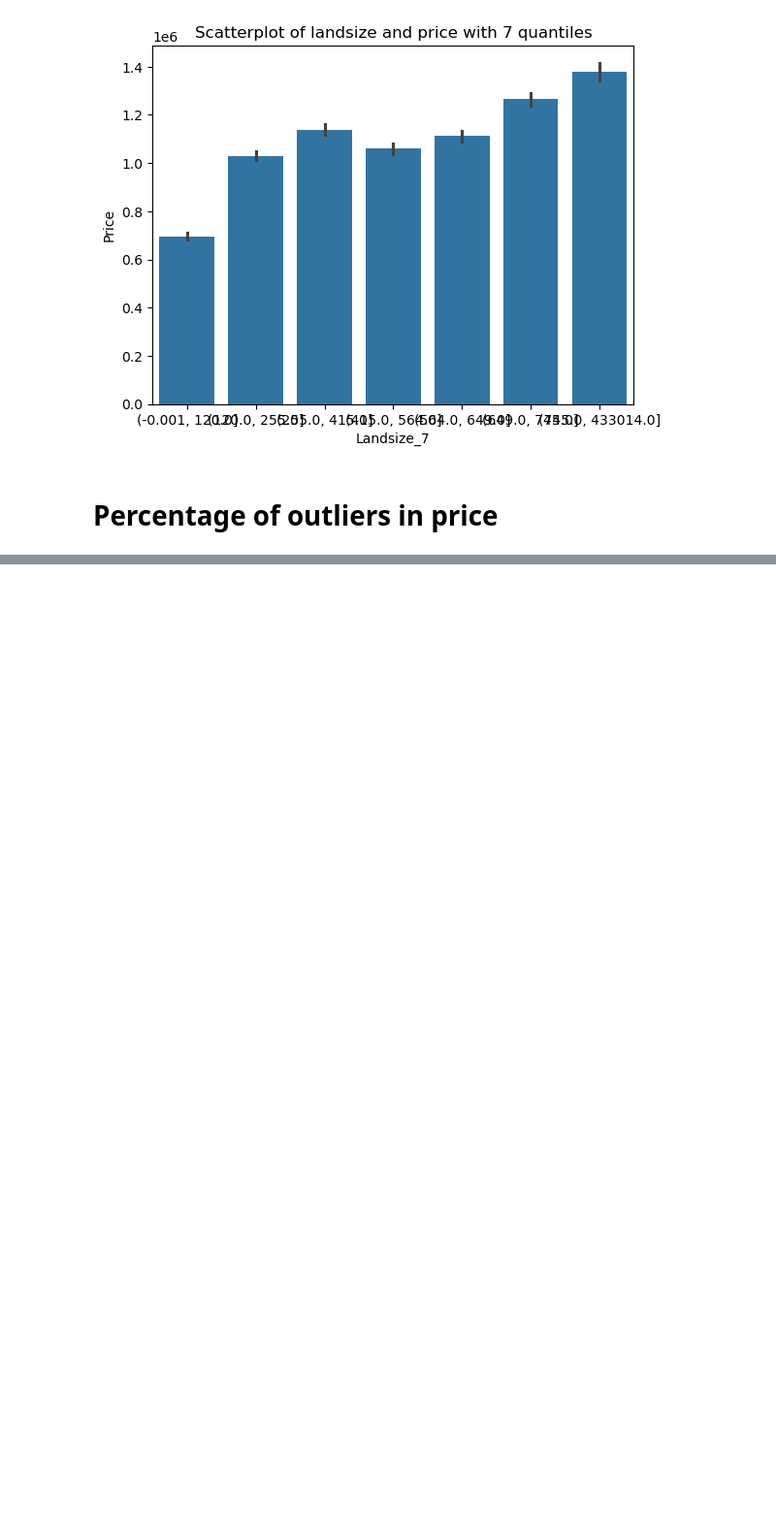
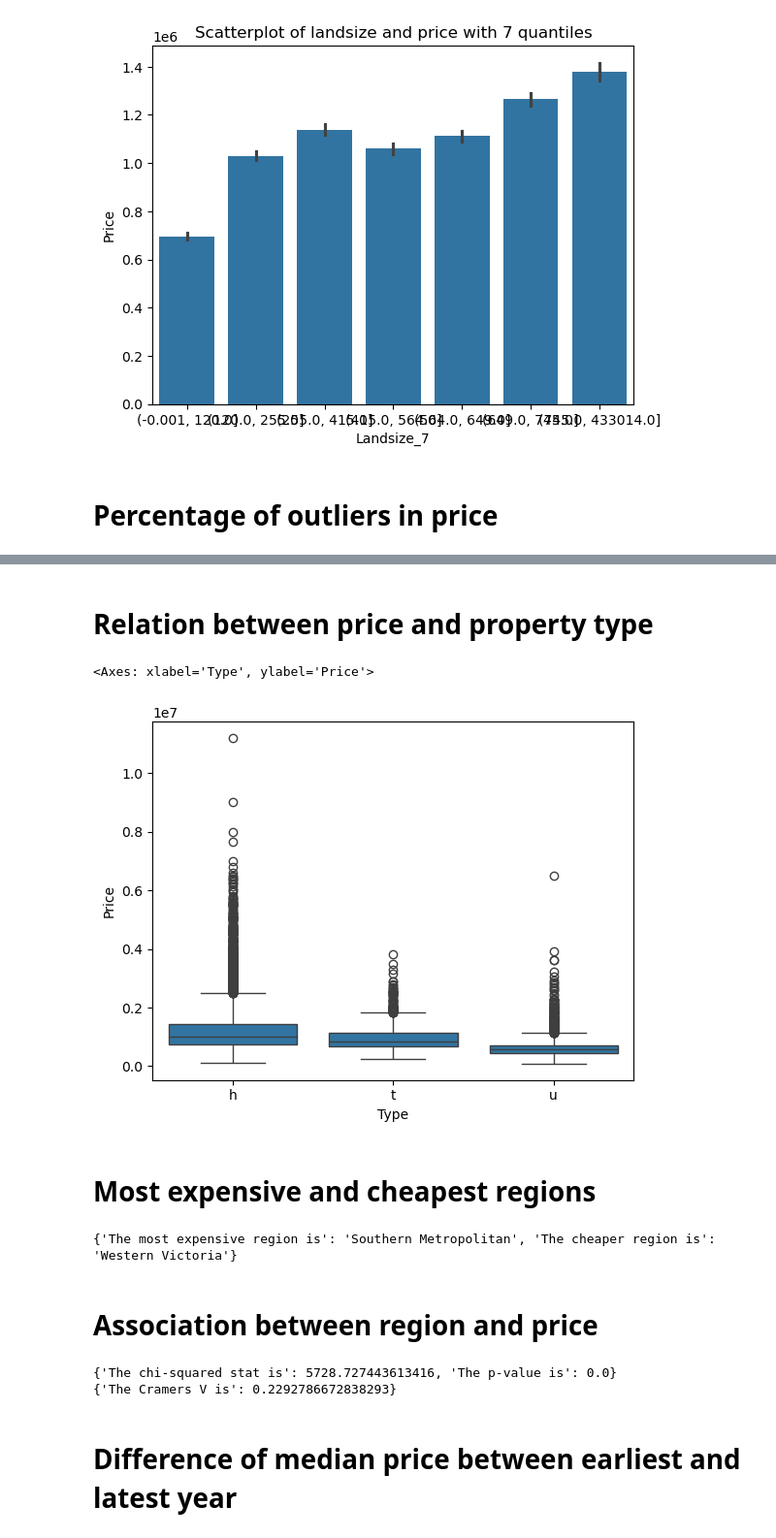
Before and after one commit to almudenaolg/Melbourne_Housing_Data_Assesment, a Jupyter notebook: assesment.ipynb, the cells around one changed output, grey strips where cells are left out. Shown: that part at 97% size. Cells and saved outputs as stored; diff of their text form; code cells hidden in the pictures; blank space fills up the shorter version.

```diff
--- a/assesment.ipynb
+++ b/assesment.ipynb
@@ -129,0 +172,41 @@ IQR = Q3 - Q1
+# %% [markdown]
+# Relation between price and property type
+# %%
+#Create a boxplot to visualize the relation between property type and price
+sns.boxplot(x='Type', y='Price', data=df)
+# %% [output]
+<Axes: xlabel='Type', ylabel='Price'>
+[figure, added]
+# %% [markdown]
+# Most expensive and cheapest regions
+# %%
+# Calculate the median price for each region to know which region is more expensive and which is cheaper
+most_expensive = df.groupby('Regionname')['Price'].median().sort_values(ascending=False).index[0]
+cheaper = df.groupby('Regionname')['Price'].median().sort_values(ascending=False).index[-1]
+
+print({'The most expensive region is':most_expensive, 'The cheaper region is':cheaper})
+# %% [output]
+{'The most expensive region is': 'Southern Metropolitan', 'The cheaper region is': 'Western Victoria'}
+# %% [markdown]
+# Association between region and price
+# %%
+# First we categorize the price into five groups
+df['Price_category'] = pd.qcut(df['Price'], q=5, labels=['Low', 'Medium', 'High', 'Very High', 'Extremely High'])
+
+# Create a crosstab to apply the chi-squared test
+region_price = pd.crosstab(df['Regionname'], df['Price_category'])
+
+# Use chi-squared test to test the association between region and price
+chi2, p_value, _, _ = stats.chi2_contingency(region_price)
+
+print({'The chi-squared stat is':chi2, 'The p-value is':p_value})
+
+# Use Cramer's V test to test the association between property type and price
+n = region_price.sum().sum()
+cramers_v = np.sqrt((chi2 / n) / (min(region_price.shape) - 1))
+print({'The Cramers V is':cramers_v})
+# %% [output]
+{'The chi-squared stat is': 5728.727443613416, 'The p-value is': 0.0}
+{'The Cramers V is': 0.2292786672838293}
+# %% [markdown]
+# Difference of median price between earliest and latest year
```
Also changed, not shown: parts of 10 cells of this notebook.
